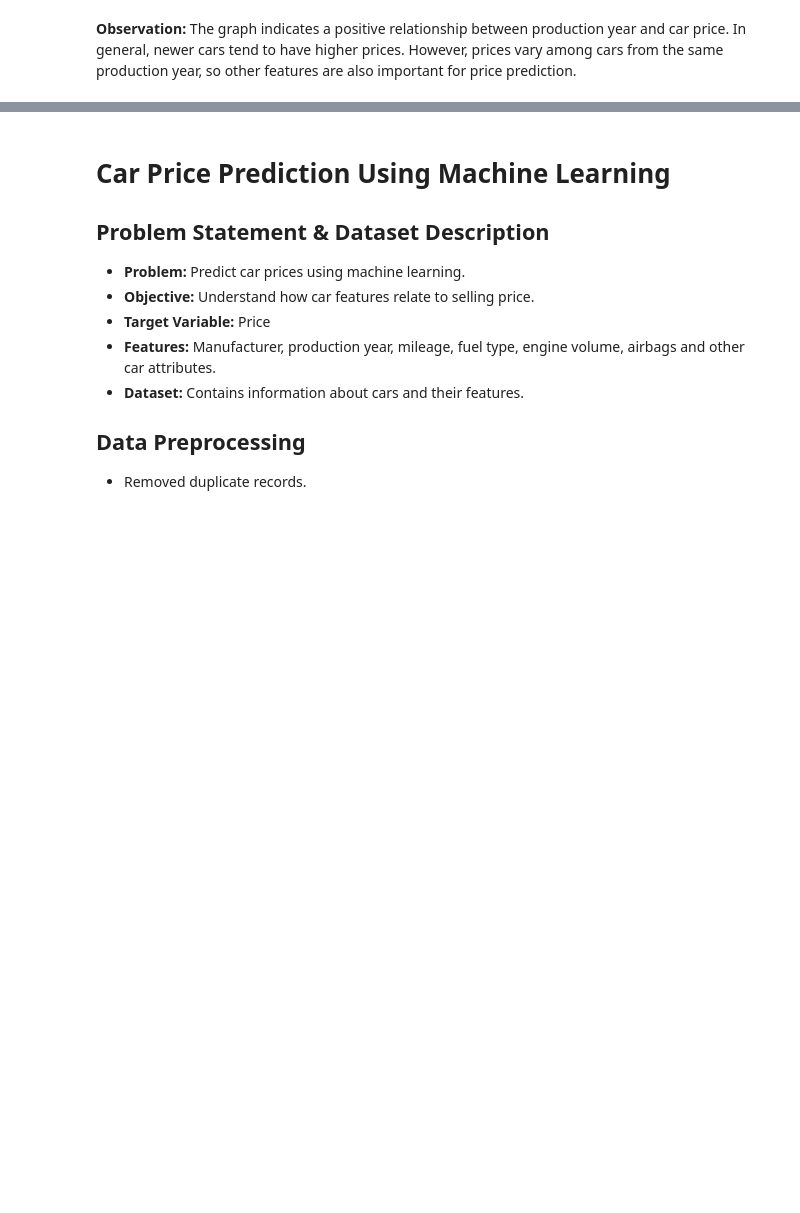
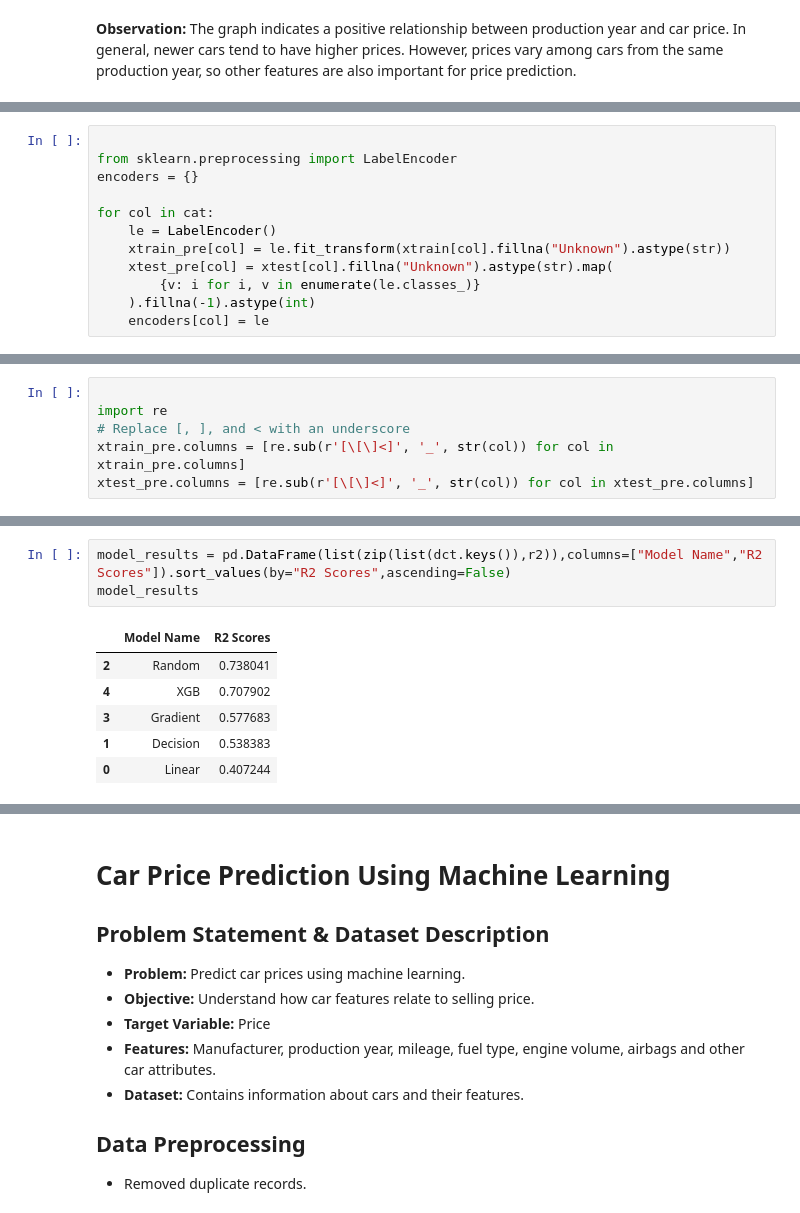
Before and after one commit to rushidhende06-pixel/Machine-learning, a Jupyter notebook: project2/car prediction.ipynb, the cells around one changed output, grey strips where cells are left out. Cells and saved outputs as stored; diff of their text form; blank space fills up the shorter version.

```diff
--- a/project2/car prediction.ipynb
+++ b/project2/car prediction.ipynb
@@ -465,0 +534,12 @@ Train R²: 0.34320931070949035
+# %%
+
+from sklearn.preprocessing import LabelEncoder
+encoders = {}
+
+for col in cat:
+    le = LabelEncoder()
+    xtrain_pre[col] = le.fit_transform(xtrain[col].fillna("Unknown").astype(str))
+    xtest_pre[col] = xtest[col].fillna("Unknown").astype(str).map(
+        {v: i for i, v in enumerate(le.classes_)}
+    ).fillna(-1).astype(int)
+    encoders[col] = le
@@ -465,0 +558,6 @@ Train R²: 0.34320931070949035
+# %%
+
+import re
+# Replace [, ], and < with an underscore
+xtrain_pre.columns = [re.sub(r'[\[\]<]', '_', str(col)) for col in xtrain_pre.columns]
+xtest_pre.columns = [re.sub(r'[\[\]<]', '_', str(col)) for col in xtest_pre.columns]
@@ -465,0 +589,10 @@ Train R²: 0.34320931070949035
+# %%
+model_results = pd.DataFrame(list(zip(list(dct.keys()),r2)),columns=["Model Name","R2 Scores"]).sort_values(by="R2 Scores",ascending=False)
+model_results
+# %% [output]
+|  | Model Name | R2 Scores |
+| 2 | Random | 0.738041 |
+| 4 | XGB | 0.707902 |
+| 3 | Gradient | 0.577683 |
+| 1 | Decision | 0.538383 |
+| 0 | Linear | 0.407244 |
```
Also changed, not shown: parts of 50 cells of this notebook, 1 other file.
